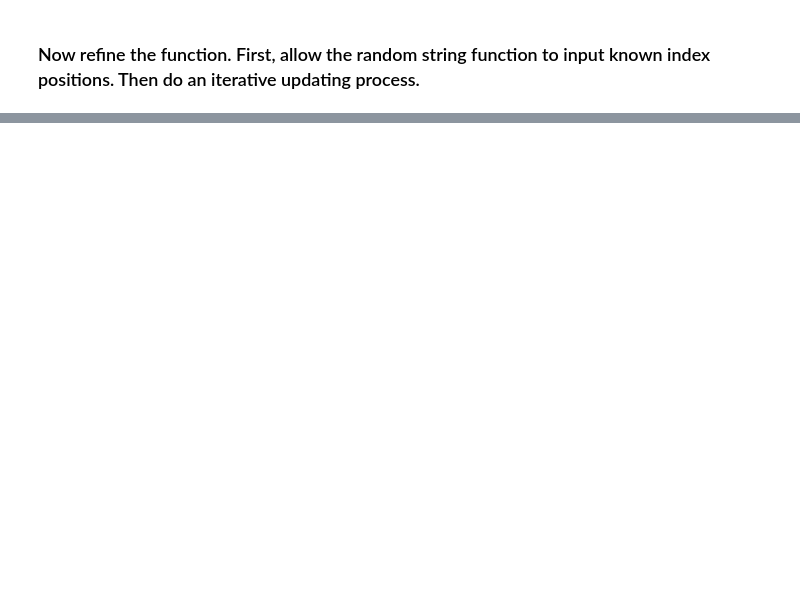
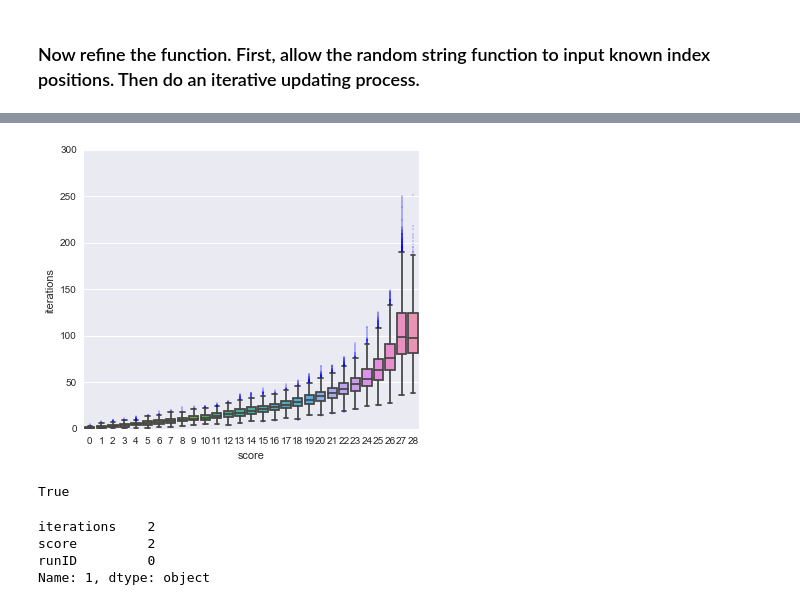
Before and after one commit to frickp/dataSandbox, a Jupyter notebook: monkeyShakespeare.ipynb, the cells around one changed output, grey strips where cells are left out. Drawn from its saved outputs; the diff is of its cells as text; code cells hidden in the pictures; blank space fills up the shorter version.

```diff
--- a/monkeyShakespeare.ipynb
+++ b/monkeyShakespeare.ipynb
@@ -189,0 +223,24 @@ len(i)
+# %%
+fig = plt.figure(figsize=(6,5), dpi=1600)
+#sns.regplot(x='score',y='iterations',data=df)
+
+ax = sns.boxplot(x='score',y='iterations',data=df,order=range(29), fliersize=1)
+#ax = sns.boxplot(y='score',x='iterations',data=df,order=range(29), fliersize=1)
+
+#ax.set_xlabel('Sentence score',fontsize=16)
+#ax.set_ylabel('Total compensation',fontsize=16)
+
+#ax = sns.stripplot(x="score", y="iterations", data=df, order=range(29), size=0.4, jitter=True, edgecolor="gray")
+# %% [output]
+[figure, added]
+# %%
+isinstance(df.iloc[5]['iterations'],int)
+# %% [output]
+True
+# %%
+df.iloc[1]['score']
+# %% [output]
+iterations    2
+score         2
+runID         0
+Name: 1, dtype: object
```
Also changed, not shown: parts of 28 cells of this notebook, 3 other files.
